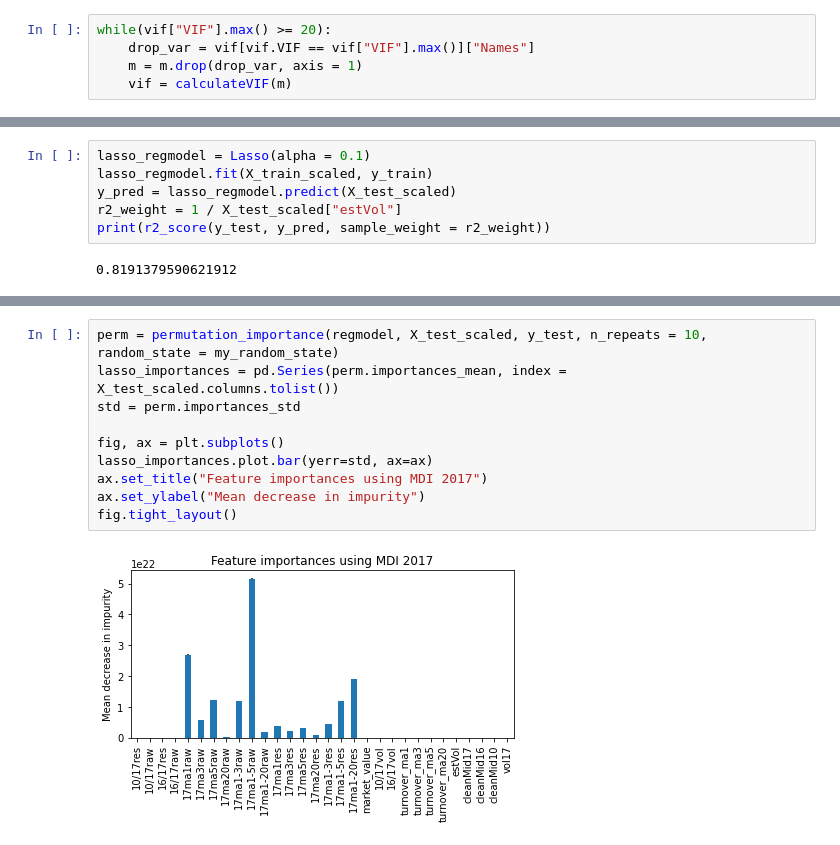
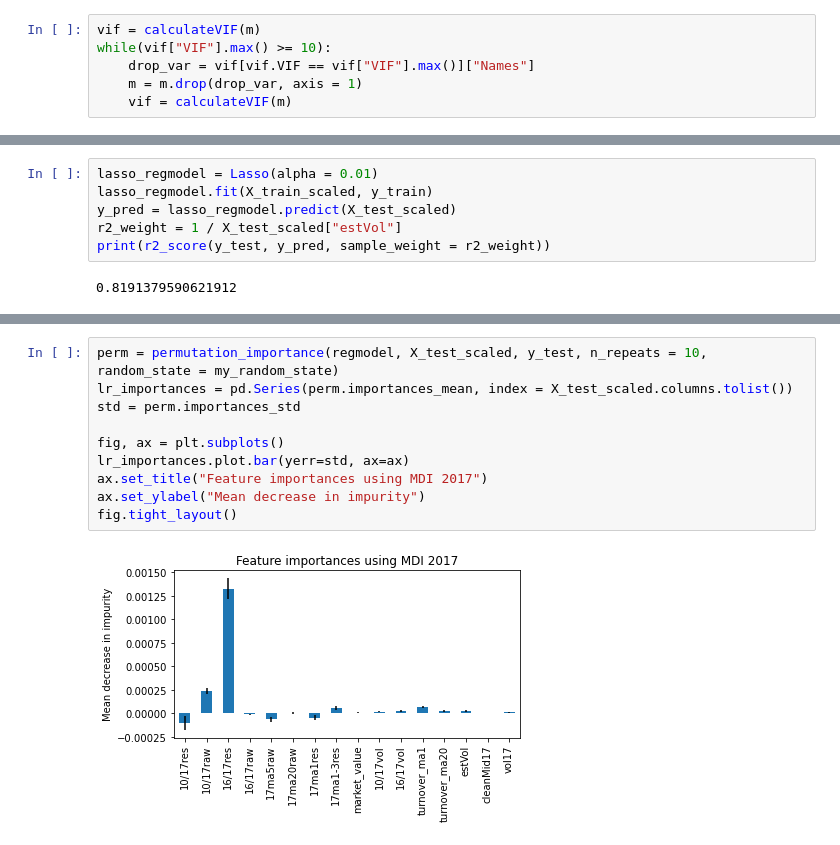
Before and after one commit to kkmumu/MTH-9899-Data-Science-II-Project, a Jupyter notebook: Models/regmodel.ipynb, the cells around one changed output, grey strips where cells are left out. Saved outputs shown, nothing was run; the diff lists cells and outputs as text.

```diff
--- a/Models/regmodel.ipynb
+++ b/Models/regmodel.ipynb
@@ -276,5 +274,6 @@ vif = calculateVIF(m)
 # %%
-while(vif["VIF"].max() >= 20):
+vif = calculateVIF(m)
+while(vif["VIF"].max() >= 10):
     drop_var = vif[vif.VIF == vif["VIF"].max()]["Names"]
     m = m.drop(drop_var, axis = 1)
     vif = calculateVIF(m)
@@ -604,7 +594,7 @@ Validation score: 0.38236
 Test score at chosen alpha: 0.81914
 (0.010095, 0.3823608300044198, 0.8191379590621912)
 # %%
-lasso_regmodel = Lasso(alpha = 0.1)
+lasso_regmodel = Lasso(alpha = 0.01)
 lasso_regmodel.fit(X_train_scaled, y_train)
 y_pred = lasso_regmodel.predict(X_test_scaled)
 r2_weight = 1 / X_test_scaled["estVol"]
@@ -757,12 +711,12 @@ eli5.show_weights(perm, feature_names = X_test_scaled.columns.tolist())
 # %%
 perm = permutation_importance(regmodel, X_test_scaled, y_test, n_repeats = 10, random_state = my_random_state)
-lasso_importances = pd.Series(perm.importances_mean, index = X_test_scaled.columns.tolist())
+lr_importances = pd.Series(perm.importances_mean, index = X_test_scaled.columns.tolist())
 std = perm.importances_std
 
 fig, ax = plt.subplots()
-lasso_importances.plot.bar(yerr=std, ax=ax)
+lr_importances.plot.bar(yerr=std, ax=ax)
 ax.set_title("Feature importances using MDI 2017")
 ax.set_ylabel("Mean decrease in impurity")
 fig.tight_layout()
 # %% [output]
-[figure, old version]
+[figure, new version]
```
Also changed, not shown: parts of 17 cells of this notebook.
